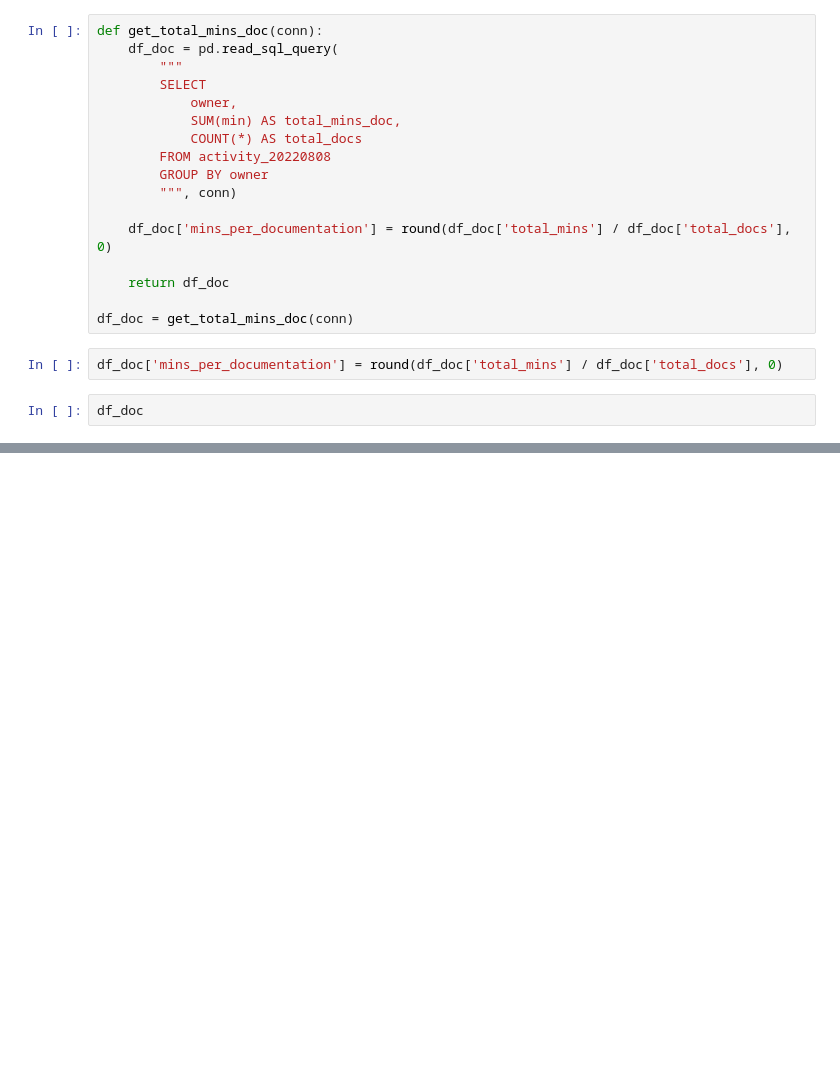
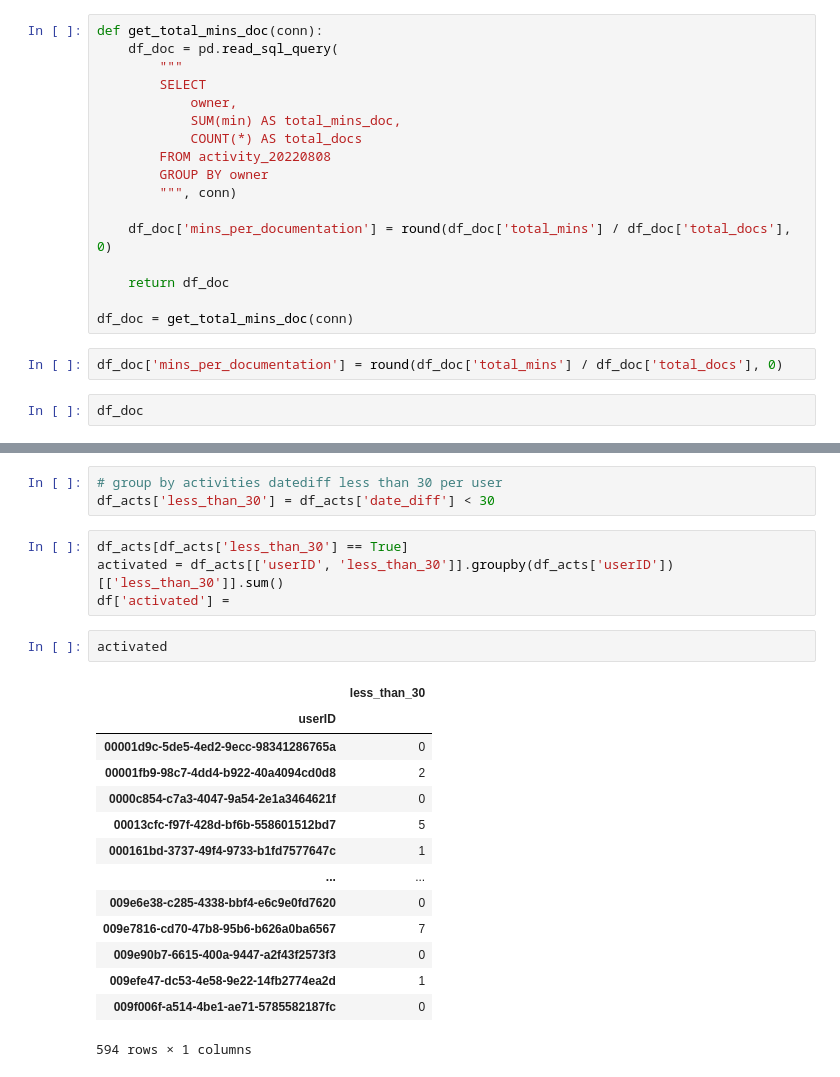
Before and after one commit to BenQuartermaine/customerclustering, a Jupyter notebook: notebooks/ben_eda_activation.ipynb, the cells around one changed output, grey strips where cells are left out. Saved outputs shown, nothing was run; the diff lists cells and outputs as text; blank space fills up the shorter version.

```diff
--- a/notebooks/ben_eda_activation.ipynb
+++ b/notebooks/ben_eda_activation.ipynb
@@ -92,0 +183,24 @@ df_doc
+# %%
+# group by activities datediff less than 30 per user
+df_acts['less_than_30'] = df_acts['date_diff'] < 30
+# %%
+df_acts[df_acts['less_than_30'] == True]
+activated = df_acts[['userID', 'less_than_30']].groupby(df_acts['userID'])[['less_than_30']].sum()
+df['activated'] =
+# %%
+activated
+# %% [output]
+|  | less_than_30 |
+| userID |  |
+| 00001d9c-5de5-4ed2-9ecc-98341286765a | 0 |
+| 00001fb9-98c7-4dd4-b922-40a4094cd0d8 | 2 |
+| 0000c854-c7a3-4047-9a54-2e1a3464621f | 0 |
+| 00013cfc-f97f-428d-bf6b-558601512bd7 | 5 |
+| 000161bd-3737-49f4-9733-b1fd7577647c | 1 |
+| ... | ... |
+| 009e6e38-c285-4338-bbf4-e6c9e0fd7620 | 0 |
+| 009e7816-cd70-47b8-95b6-b626a0ba6567 | 7 |
+| 009e90b7-6615-400a-9447-a2f43f2573f3 | 0 |
+| 009efe47-dc53-4e58-9e22-14fb2774ea2d | 1 |
+| 009f006f-a514-4be1-ae71-5785582187fc | 0 |
+594 rows × 1 columns
```
Also changed, not shown: parts of 17 cells of this notebook, 1 other file.
